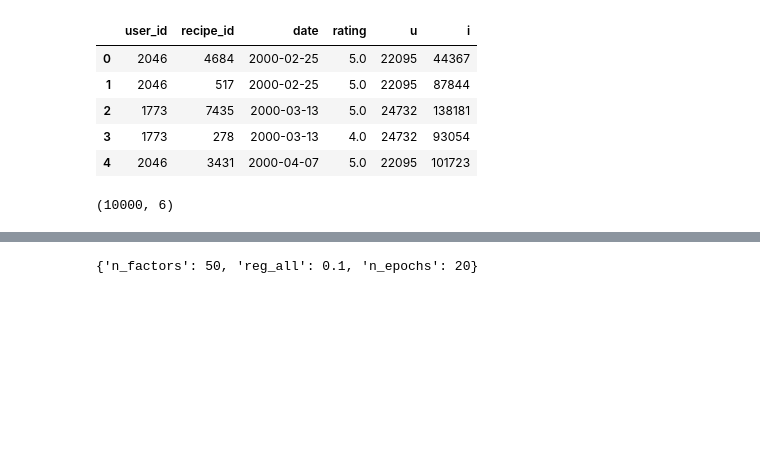
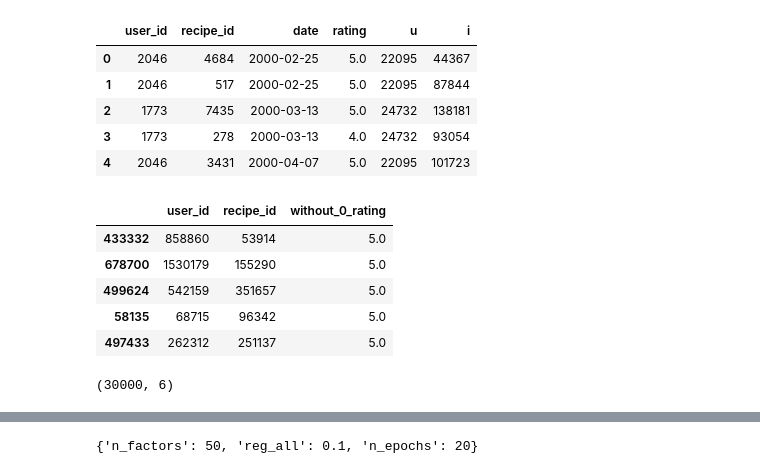
Before and after one commit to Adarsh3thy/RecipeRecommender, a Jupyter notebook: recipe_MF.ipynb, the cells around one changed output, grey strips where cells are left out. Cells and saved outputs as stored; diff of their text form; code cells hidden in the pictures; blank space fills up the shorter version.

```diff
--- a/recipe_MF.ipynb
+++ b/recipe_MF.ipynb
@@ -25,11 +25,23 @@ train_df.head()
 | 2 | 1773 | 7435 | 2000-03-13 | 5.0 | 24732 | 138181 |
 | 3 | 1773 | 278 | 2000-03-13 | 4.0 | 24732 | 93054 |
 | 4 | 2046 | 3431 | 2000-04-07 | 5.0 | 22095 | 101723 |
+# %%
+train_new_df  = pd.read_csv('interactions_train_new.csv')# read csv into ratings_df dataframe
+train_new_df.drop(["u","i","date","rating"],axis=1,inplace=True)
+train_new_df=train_new_df.sample(30000)
+train_new_df.head()
+# %% [output]
+|  | user_id | recipe_id | without_0_rating |
+| 433332 | 858860 | 53914 | 5.0 |
+| 678700 | 1530179 | 155290 | 5.0 |
+| 499624 | 542159 | 351657 | 5.0 |
+| 58135 | 68715 | 96342 | 5.0 |
+| 497433 | 262312 | 251137 | 5.0 |
 # %%
-train_df = train_df.sample(10000)
+train_df = train_df.sample(30000)
 train_df.shape
 # %% [output]
-(10000, 6)
+(30000, 6)
 # %%
 train_df.drop(["u","i","date"],axis=1,inplace=True)
 # %%
```
Also changed, not shown: parts of 33 cells of this notebook, 1 other file.
